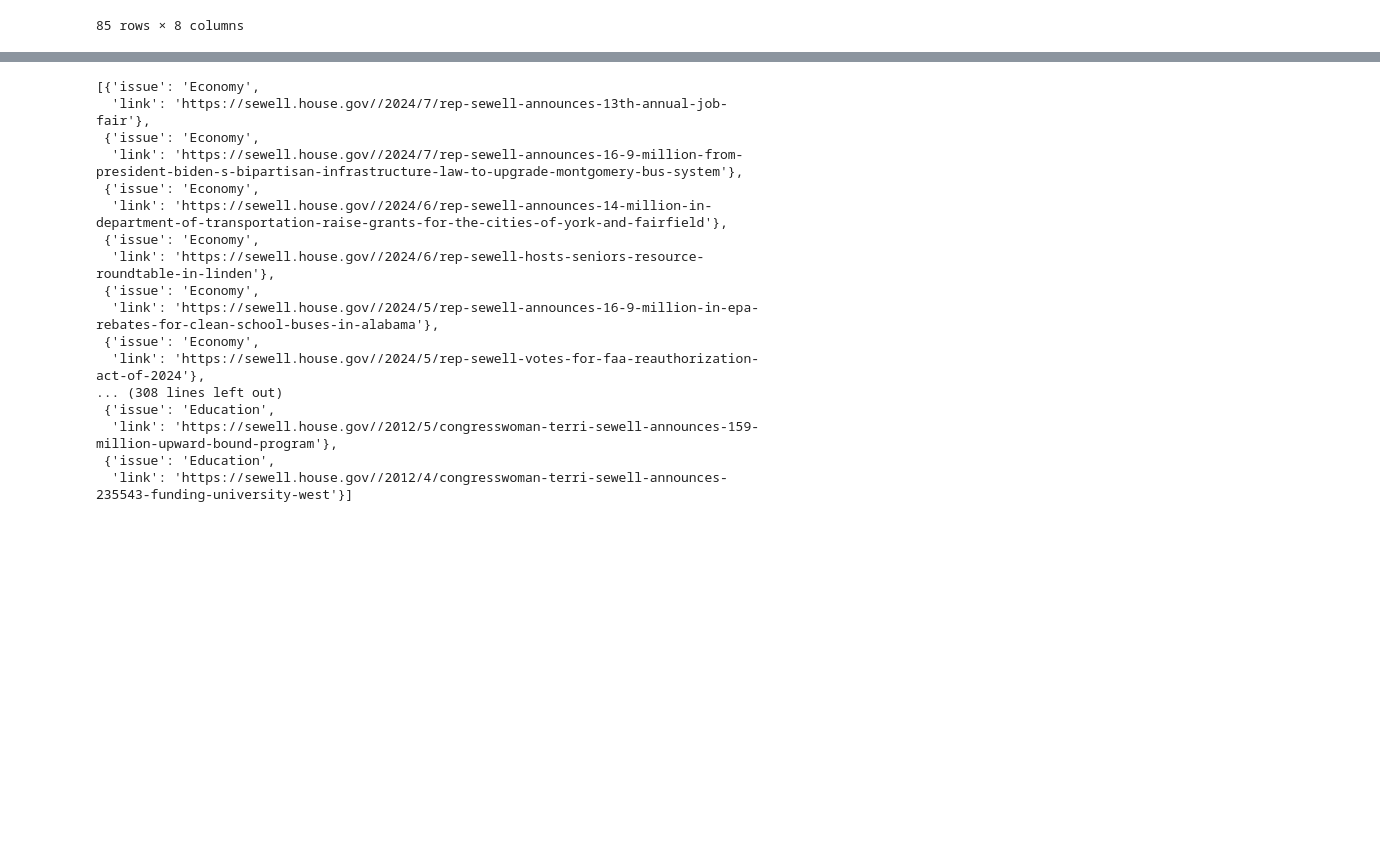
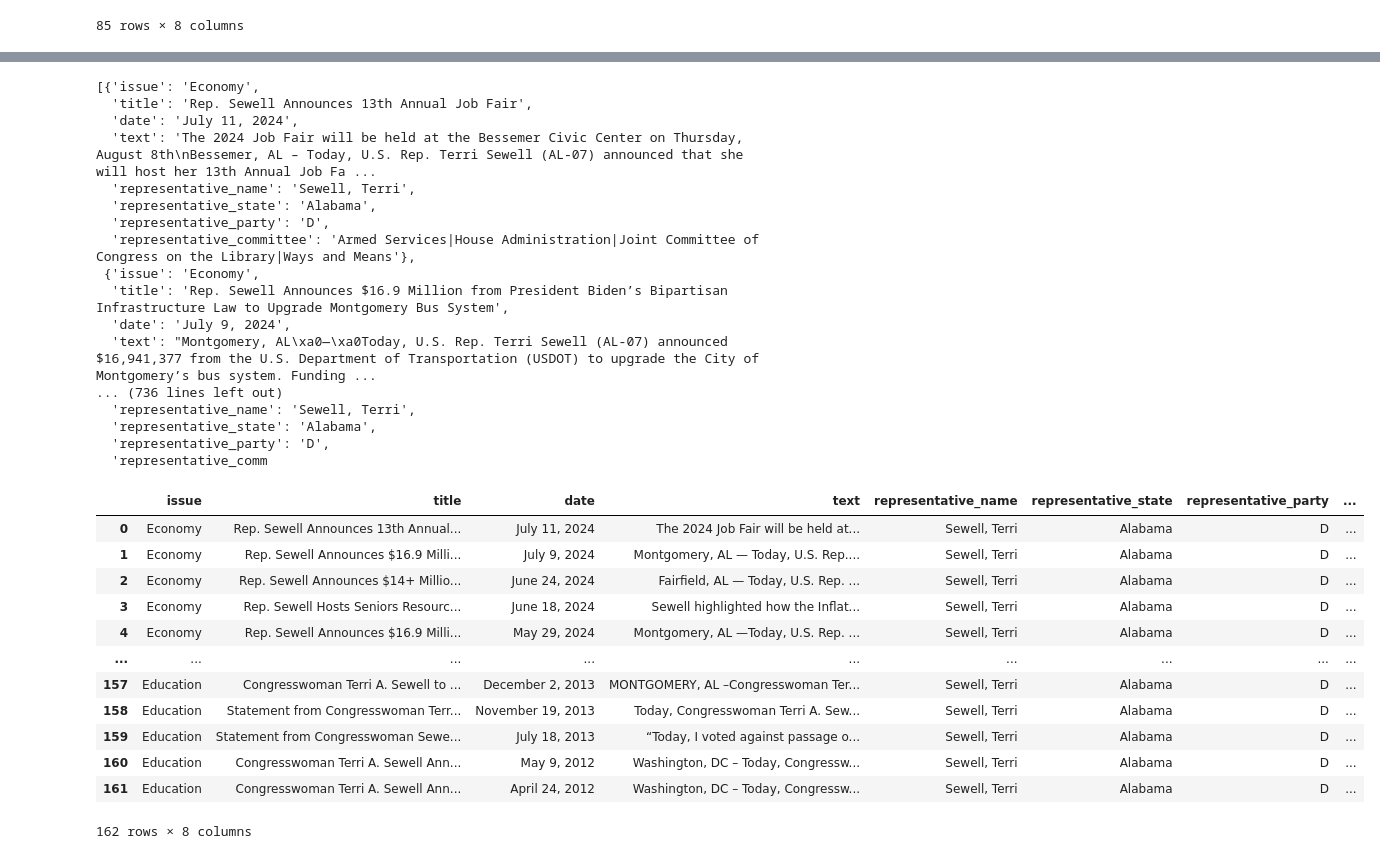
Before and after one commit to qpa-agh/usa_issues_data_mining, a Jupyter notebook: issue_scrapping.ipynb, the cells around one changed output, grey strips where cells are left out. Drawn from its saved outputs; the diff is of its cells as text; code cells hidden in the pictures; blank space fills up the shorter version.

Commit message:
first congressman finished

```diff
--- a/issue_scrapping.ipynb
+++ b/issue_scrapping.ipynb
@@ -89,8 +90,12 @@ def sewell_extract_article_links(issue, base_link):
     return articles_links
 
 def sewell_extract_article(article_link):
-    return None
     article_page = get_html(article_link['link'])
+    article_element = article_page.find('article')
+    title = article_element.find(class_='title').text.strip()
+    date = article_element.find(class_='date').text.strip()
+    text = article_element.find(class_='post-content').get_text().strip()
+    return {'issue': article_link['issue'], 'title': title, 'date': date, 'text': text}
 # %%
 extraction_functions = {
     'https://sewell.house.gov/': \
@@ -101,11 +106,18 @@ extraction_functions = {
         }
 }
 # %%
-for link in rep_df['page_link']:
+articles = []
+for name, state, party, committee, link in zip(rep_df['name'], rep_df['state'], rep_df['party'], rep_df['committee'], rep_df['page_link']):
     if link in extraction_functions:
         page_functions = extraction_functions[link]
         print(link)
-        articles = extract_articles(link, page_functions['extract_issues'], page_functions['extract_article_links'], page_functions['extract_article'])
+        rep_articles = extract_articles(link, page_functions['extract_issues'], page_functions['extract_article_links'], page_functions['extract_article'])
+        for rep_article in rep_articles:
+            rep_article['representative_name'] = name
+            rep_article['representative_state'] = state
+            rep_article['representative_party'] = party
+            rep_article['representative_committee'] = committee
+        articles.extend(rep_articles)
 # %% [output]
 https://sewell.house.gov/
 https://sewell.house.gov//economy?page=2
@@ -128,19 +140,36 @@ InvalidSchema: No connection adapters were found for "{'issue': 'Economy', 'link
 articles
 # %% [output]
 [{'issue': 'Economy',
-  'link': 'https://sewell.house.gov//2024/7/rep-sewell-announces-13th-annual-job-fair'},
+  'title': 'Rep. Sewell Announces 13th Annual Job Fair',
+  'date': 'July 11, 2024',
+  'text': 'The 2024 Job Fair will be held at the Bessemer Civic Center on Thursday, August 8th\nBessemer, AL – Today, U.S. Rep. Terri Sewell (AL-07) announced that she will host her 13th Annual Job Fa ...
+  'representative_name': 'Sewell, Terri',
+  'representative_state': 'Alabama',
+  'representative_party': 'D',
+  'representative_committee': 'Armed Services|House Administration|Joint Committee of Congress on the Library|Ways and Means'},
  {'issue': 'Economy',
-  'link': 'https://sewell.house.gov//2024/7/rep-sewell-announces-16-9-million-from-president-biden-s-bipartisan-infrastructure-law-to-upgrade-montgomery-bus-system'},
- {'issue': 'Economy',
-  'link': 'https://sewell.house.gov//2024/6/rep-sewell-announces-14-million-in-department-of-transportation-raise-grants-for-the-cities-of-york-and-fairfield'},
- {'issue': 'Economy',
-  'link': 'https://sewell.house.gov//2024/6/rep-sewell-hosts-seniors-resource-roundtable-in-linden'},
- {'issue': 'Economy',
-  'link': 'https://sewell.house.gov//2024/5/rep-sewell-announces-16-9-million-in-epa-rebates-for-clean-school-buses-in-alabama'},
- {'issue': 'Economy',
-  'link': 'https://sewell.house.gov//2024/5/rep-sewell-votes-for-faa-reauthorization-act-of-2024'},
-... (308 lines left out)
- {'issue': 'Education',
-  'link': 'https://sewell.house.gov//2012/5/congresswoman-terri-sewell-announces-159-million-upward-bound-program'},
- {'issue': 'Education',
-  'link': 'https://sewell.house.gov//2012/4/congresswoman-terri-sewell-announces-235543-funding-university-west'}]
+  'title': 'Rep. Sewell Announces $16.9 Million from President Biden’s Bipartisan Infrastructure Law to Upgrade Montgomery Bus System',
+  'date': 'July 9, 2024',
+  'text': "Montgomery, AL\xa0—\xa0Today, U.S. Rep. Terri Sewell (AL-07) announced $16,941,377 from the U.S. Department of Transportation (USDOT) to upgrade the City of Montgomery’s bus system. Funding ...
+... (736 lines left out)
+  'representative_name': 'Sewell, Terri',
+  'representative_state': 'Alabama',
+  'representative_party': 'D',
+  'representative_comm
+# %%
+articles_df = pd.DataFrame.from_dict(articles)
+articles_df
+# %% [output]
+|  | issue | title | date | text | representative_name | representative_state | representative_party | ... |
+| 0 | Economy | Rep. Sewell Announces 13th Annual... | July 11, 2024 | The 2024 Job Fair will be held at... | Sewell, Terri | Alabama | D | ... |
+| 1 | Economy | Rep. Sewell Announces $16.9 Milli... | July 9, 2024 | Montgomery, AL — Today, U.S. Rep.... | Sewell, Terri | Alabama | D | ... |
+| 2 | Economy | Rep. Sewell Announces $14+ Millio... | June 24, 2024 | Fairfield, AL — Today, U.S. Rep. ... | Sewell, Terri | Alabama | D | ... |
+| 3 | Economy | Rep. Sewell Hosts Seniors Resourc... | June 18, 2024 | Sewell highlighted how the Inflat... | Sewell, Terri | Alabama | D | ... |
+| 4 | Economy | Rep. Sewell Announces $16.9 Milli... | May 29, 2024 | Montgomery, AL —Today, U.S. Rep. ... | Sewell, Terri | Alabama | D | ... |
+| ... | ... | ... | ... | ... | ... | ... | ... | ... |
+| 157 | Education | Congresswoman Terri A. Sewell to ... | December 2, 2013 | MONTGOMERY, AL –Congresswoman Ter... | Sewell, Terri | Alabama | D | ... |
+| 158 | Education | Statement from Congresswoman Terr... | November 19, 2013 | Today, Congresswoman Terri A. Sew... | Sewell, Terri | Alabama | D | ... |
+| 159 | Education | Statement from Congresswoman Sewe... | July 18, 2013 | “Today, I voted against passage o... | Sewell, Terri | Alabama | D | ... |
+| 160 | Education | Congresswoman Terri A. Sewell Ann... | May 9, 2012 | Washington, DC – Today, Congressw... | Sewell, Terri | Alabama | D | ... |
+| 161 | Education | Congresswoman Terri A. Sewell Ann... | April 24, 2012 | Washington, DC – Today, Congressw... | Sewell, Terri | Alabama | D | ... |
+162 rows × 8 columns
```
Also changed, not shown: parts of 3 cells of this notebook, 1 other file.
